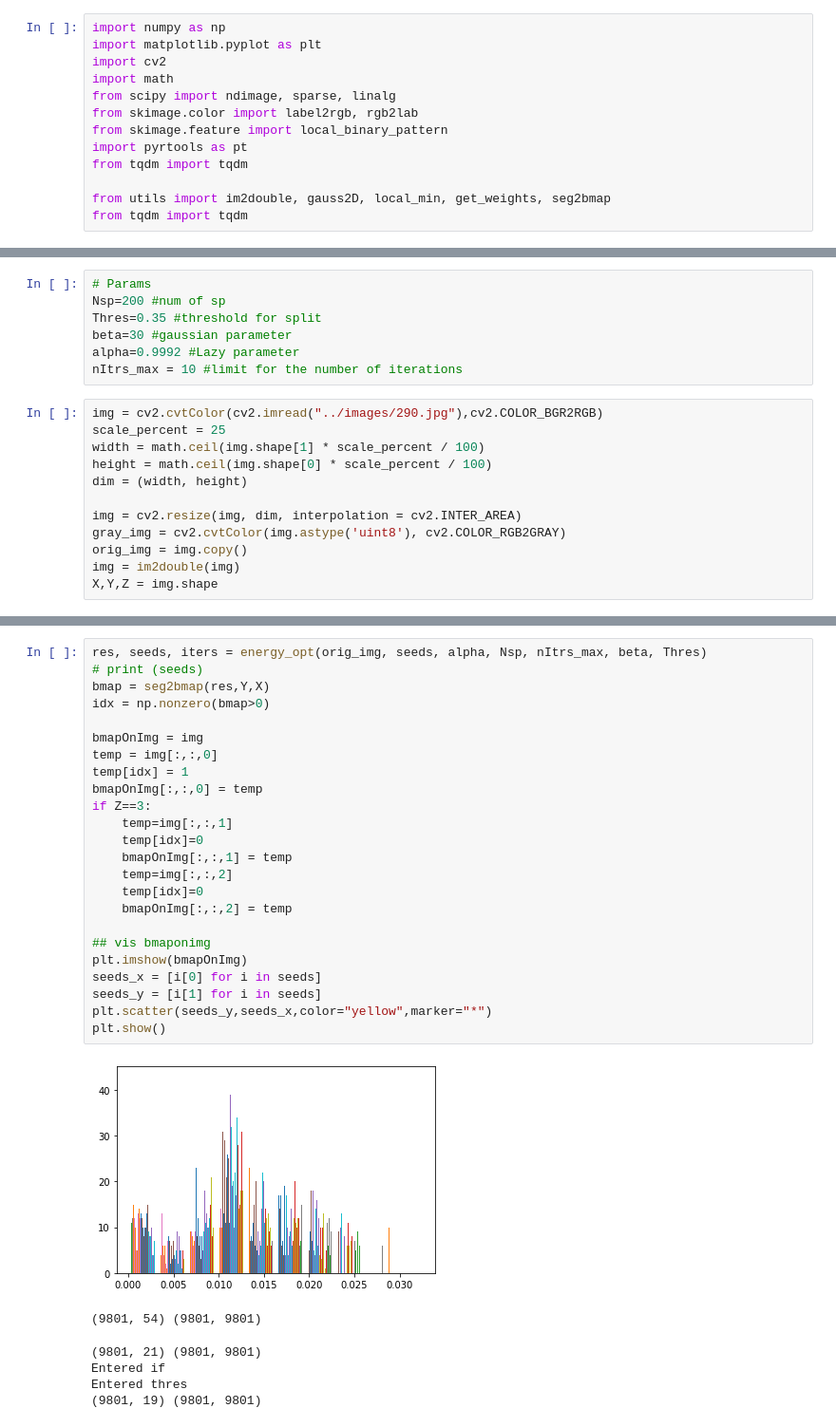
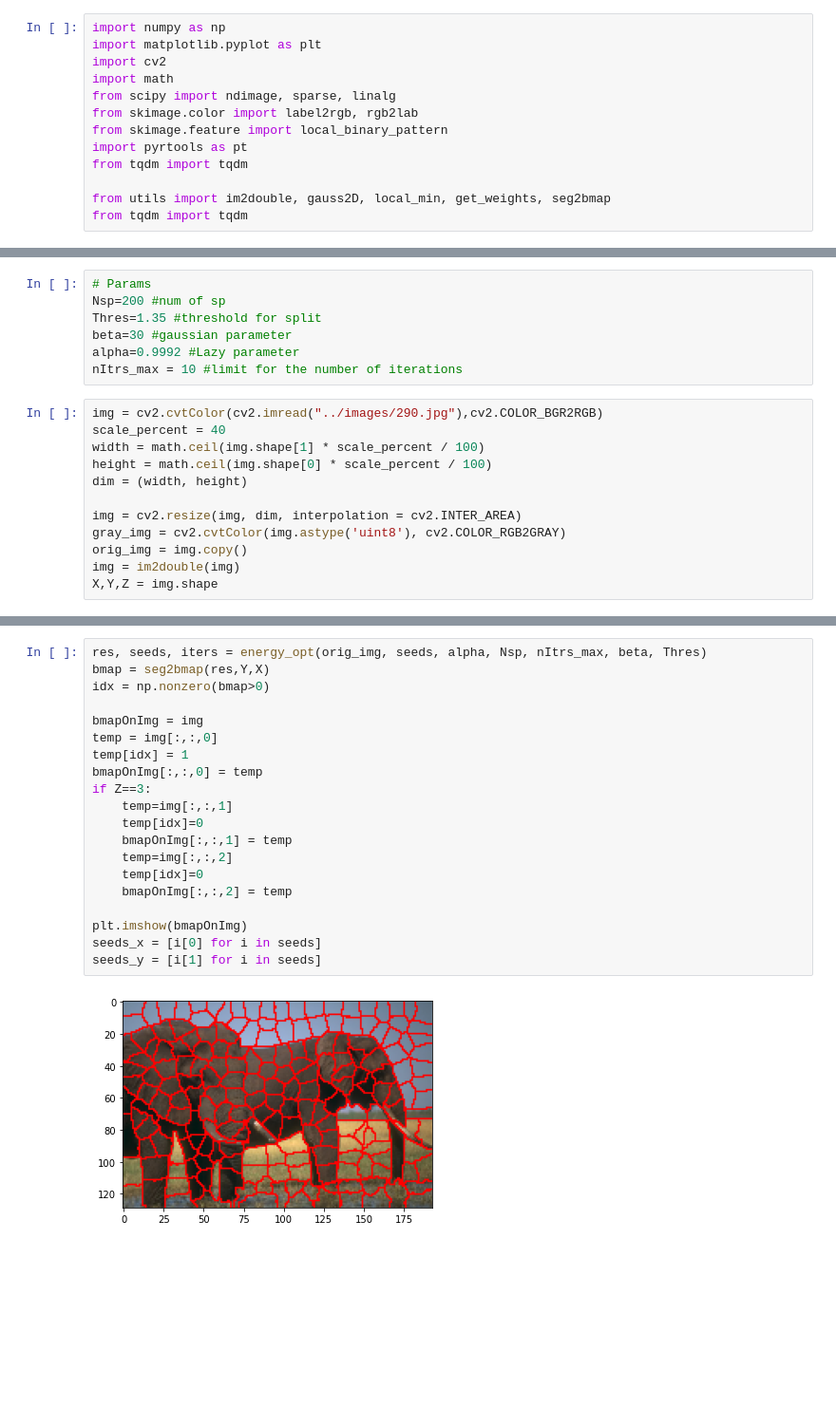
Before and after one commit to ishaanshah/lrw_superpixel, a Jupyter notebook: src/demo.ipynb, the cells around one changed output, grey strips where cells are left out. Shown: that part at 95% size. Drawn from its saved outputs; the diff is of its cells as text; blank space fills up the shorter version.

```diff
--- a/src/demo.ipynb
+++ b/src/demo.ipynb
@@ -97,13 +92,13 @@ def generate_seeds(Nsp,img):
 # %%
 # Params
 Nsp=200 #num of sp
-Thres=0.35 #threshold for split
+Thres=1.35 #threshold for split
 beta=30 #gaussian parameter
 alpha=0.9992 #Lazy parameter
 nItrs_max = 10 #limit for the number of iterations
 # %%
 img = cv2.cvtColor(cv2.imread("../images/290.jpg"),cv2.COLOR_BGR2RGB)
-scale_percent = 25
+scale_percent = 40
 width = math.ceil(img.shape[1] * scale_percent / 100)
 height = math.ceil(img.shape[0] * scale_percent / 100)
 dim = (width, height)
@@ -319,32 +262,23 @@ def energy_opt(image, seeds, alpha, count, iters, sigma, thres):
     return label_img, new_seeds, iter_num
 # %%
 res, seeds, iters = energy_opt(orig_img, seeds, alpha, Nsp, nItrs_max, beta, Thres)
-# print (seeds)
 bmap = seg2bmap(res,Y,X)
 idx = np.nonzero(bmap>0)
 
 bmapOnImg = img
 temp = img[:,:,0]
 temp[idx] = 1
 bmapOnImg[:,:,0] = temp
 if Z==3:
     temp=img[:,:,1]
     temp[idx]=0
     bmapOnImg[:,:,1] = temp
     temp=img[:,:,2]
     temp[idx]=0
     bmapOnImg[:,:,2] = temp
 
-## vis bmaponimg
 plt.imshow(bmapOnImg)
 seeds_x = [i[0] for i in seeds]
 seeds_y = [i[1] for i in seeds]
-plt.scatter(seeds_y,seeds_x,color="yellow",marker="*")
-plt.show()
 # %% [output]
-[figure, old version]
+[figure, new version]
-(9801, 54) (9801, 9801)
-(9801, 21) (9801, 9801)
-Entered if
-Entered thres
-(9801, 19) (9801, 9801)
```
Also changed, not shown: parts of 7 cells of this notebook, 3 other files.
